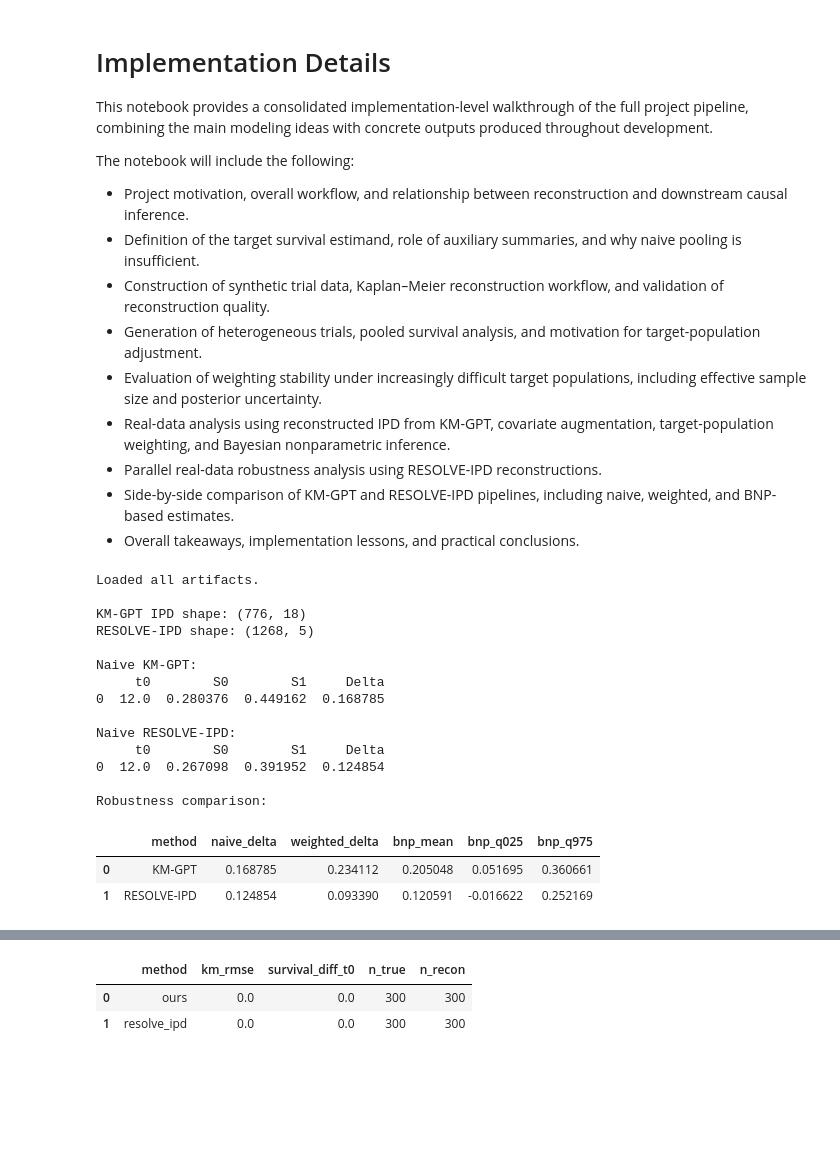
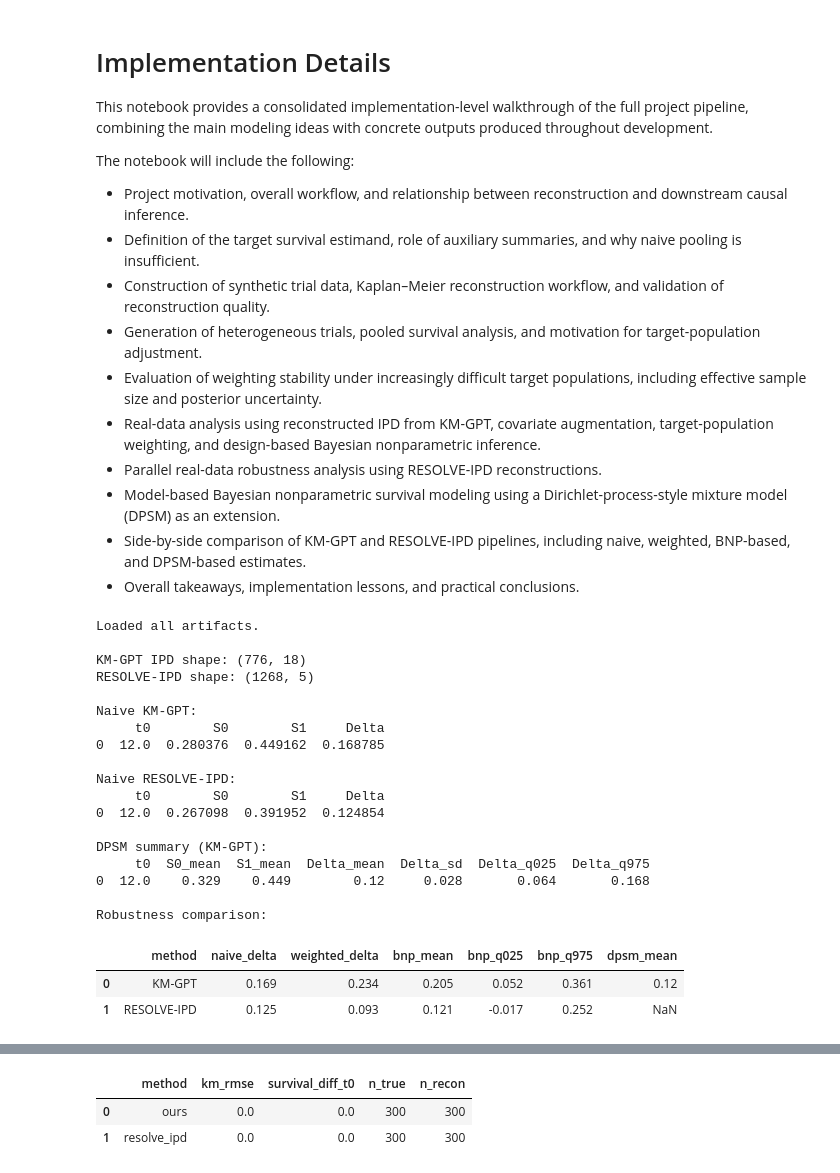
Before and after one commit to JonathanMa03/NPBS-project-MaZhu, a Jupyter notebook: implementation_debrief.ipynb, the cells around one changed output, grey strips where cells are left out. Saved outputs shown, nothing was run; the diff lists cells and outputs as text; code cells hidden in the pictures; blank space fills up the shorter version.

```diff
--- a/implementation_debrief.ipynb
+++ b/implementation_debrief.ipynb
@@ -9,9 +9,10 @@ The notebook will include the following:
 - Construction of synthetic trial data, Kaplan–Meier reconstruction workflow, and validation of reconstruction quality.
 - Generation of heterogeneous trials, pooled survival analysis, and motivation for target-population adjustment.
 - Evaluation of weighting stability under increasingly difficult target populations, including effective sample size and posterior uncertainty.
-- Real-data analysis using reconstructed IPD from KM-GPT, covariate augmentation, target-population weighting, and Bayesian nonparametric inference.
+- Real-data analysis using reconstructed IPD from KM-GPT, covariate augmentation, target-population weighting, and design-based Bayesian nonparametric inference.
 - Parallel real-data robustness analysis using RESOLVE-IPD reconstructions.
-- Side-by-side comparison of KM-GPT and RESOLVE-IPD pipelines, including naive, weighted, and BNP-based estimates.
+- Model-based Bayesian nonparametric survival modeling using a Dirichlet-process-style mixture model (DPSM) as an extension.
+- Side-by-side comparison of KM-GPT and RESOLVE-IPD pipelines, including naive, weighted, BNP-based, and DPSM-based estimates.
 - Overall takeaways, implementation lessons, and practical conclusions.
 # %%
 import numpy as np
@@ -32,6 +33,9 @@ weighted_kmgpt = pd.read_csv(DATA_DIR / "interim" / "weighted_estimate.csv")
 bnp_kmgpt = pd.read_csv(DATA_DIR / "interim" / "bnp_summary.csv")
 cov_summary_kmgpt = pd.read_csv(DATA_DIR / "processed" / "real_kmgpt_covariate_summary.csv")
 
+# DPSM (model-based BNP extension)
+dpsm_kmgpt = pd.read_csv(DATA_DIR / "processed" / "dpsm_summary.csv")
+
 # RESOLVE-IPD pipeline
 df_resolve = pd.read_csv(DATA_DIR / "processed" / "resolve_ipd_harmonized.csv")
 naive_resolve = pd.read_csv(DATA_DIR / "outputs" / "resolve_naive_pooled_effect.csv")
@@ -39,39 +43,47 @@ weighted_resolve = pd.read_csv(DATA_DIR / "outputs" / "resolve_weighted_estimate
 bnp_resolve = pd.read_csv(DATA_DIR / "outputs" / "resolve_bnp_summary.csv")
 
 # Comparison
-robustness_compare = pd.read_csv(DATA_DIR / "outputs" / "reconstruction_robustness_comparison.csv")
+robustness_compare = pd.read_csv(DATA_DIR / "outputs" / "reconstruction_robustness_comparison.csv").copy()
+robustness_compare["dpsm_mean"] = [dpsm_kmgpt["Delta_mean"].iloc[0], np.nan]
 
 print("Loaded all artifacts.\n")
 
 print("KM-GPT IPD shape:", df_kmgpt.shape)
 print("RESOLVE-IPD shape:", df_resolve.shape)
 
 print("\nNaive KM-GPT:")
 print(naive_kmgpt)
 
 print("\nNaive RESOLVE-IPD:")
 print(naive_resolve)
 
+print("\nDPSM summary (KM-GPT):")
+print(dpsm_kmgpt.round(3))
+
 print("\nRobustness comparison:")
-robustness_compare
+robustness_compare.round(3)
 # %% [output]
 Loaded all artifacts.
 
 KM-GPT IPD shape: (776, 18)
 RESOLVE-IPD shape: (1268, 5)
 
 Naive KM-GPT:
      t0        S0        S1     Delta
 0  12.0  0.280376  0.449162  0.168785
 
 Naive RESOLVE-IPD:
      t0        S0        S1     Delta
 0  12.0  0.267098  0.391952  0.124854
 
+DPSM summary (KM-GPT):
+     t0  S0_mean  S1_mean  Delta_mean  Delta_sd  Delta_q025  Delta_q975
+0  12.0    0.329    0.449        0.12     0.028       0.064       0.168
+
 Robustness comparison:
-|  | method | naive_delta | weighted_delta | bnp_mean | bnp_q025 | bnp_q975 |
-| 0 | KM-GPT | 0.168785 | 0.234112 | 0.205048 | 0.051695 | 0.360661 |
-| 1 | RESOLVE-IPD | 0.124854 | 0.093390 | 0.120591 | -0.016622 | 0.252169 |
+|  | method | naive_delta | weighted_delta | bnp_mean | bnp_q025 | bnp_q975 | dpsm_mean |
+| 0 | KM-GPT | 0.169 | 0.234 | 0.205 | 0.052 | 0.361 | 0.12 |
+| 1 | RESOLVE-IPD | 0.125 | 0.093 | 0.121 | -0.017 | 0.252 | NaN |
 # %% [markdown]
 ## Introduction
 
```
Also changed, not shown: parts of 6 cells of this notebook, 2 other files.
